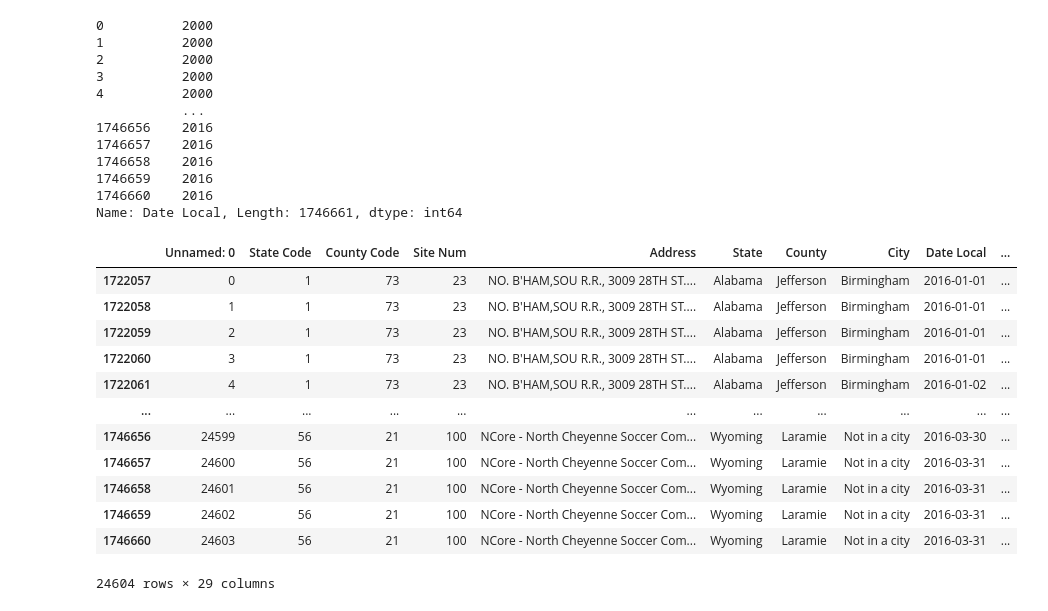
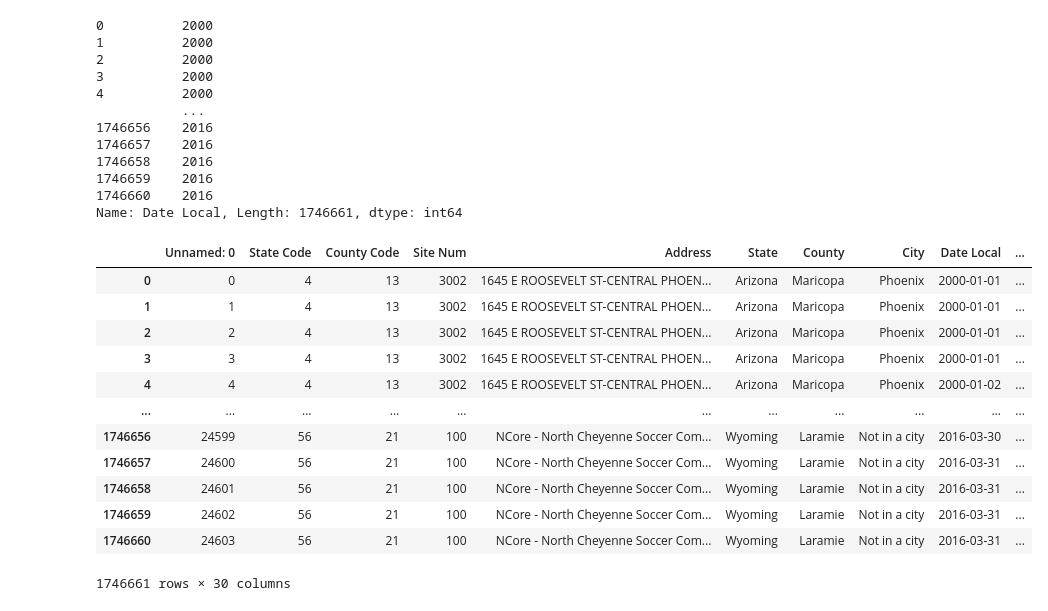
Before and after one commit to Annaolivia5/AQI-Data-Dashboard, a Jupyter notebook: resources/Non-Runnable Cleaning File.ipynb, the cells around one changed output. Saved outputs shown, nothing was run; the diff lists cells and outputs as text; code cells hidden in the pictures.

```diff
--- a/resources/Non-Runnable Cleaning File.ipynb
+++ b/resources/Non-Runnable Cleaning File.ipynb
@@ -76,16 +73,19 @@ poll_2016_df = df[df['Date Local'].dt.year == 2016]
-# %%
-poll_2016_df
-# %% [output]
-|  | Unnamed: 0 | State Code | County Code | Site Num | Address | State | County | City | Date Local | ... |
-| 1722057 | 0 | 1 | 73 | 23 | NO. B'HAM,SOU R.R., 3009 28TH ST.... | Alabama | Jefferson | Birmingham | 2016-01-01 | ... |
-| 1722058 | 1 | 1 | 73 | 23 | NO. B'HAM,SOU R.R., 3009 28TH ST.... | Alabama | Jefferson | Birmingham | 2016-01-01 | ... |
-| 1722059 | 2 | 1 | 73 | 23 | NO. B'HAM,SOU R.R., 3009 28TH ST.... | Alabama | Jefferson | Birmingham | 2016-01-01 | ... |
-| 1722060 | 3 | 1 | 73 | 23 | NO. B'HAM,SOU R.R., 3009 28TH ST.... | Alabama | Jefferson | Birmingham | 2016-01-01 | ... |
-| 1722061 | 4 | 1 | 73 | 23 | NO. B'HAM,SOU R.R., 3009 28TH ST.... | Alabama | Jefferson | Birmingham | 2016-01-02 | ... |
-| ... | ... | ... | ... | ... | ... | ... | ... | ... | ... | ... |
-| 1746656 | 24599 | 56 | 21 | 100 | NCore - North Cheyenne Soccer Com... | Wyoming | Laramie | Not in a city | 2016-03-30 | ... |
-| 1746657 | 24600 | 56 | 21 | 100 | NCore - North Cheyenne Soccer Com... | Wyoming | Laramie | Not in a city | 2016-03-31 | ... |
-| 1746658 | 24601 | 56 | 21 | 100 | NCore - North Cheyenne Soccer Com... | Wyoming | Laramie | Not in a city | 2016-03-31 | ... |
-| 1746659 | 24602 | 56 | 21 | 100 | NCore - North Cheyenne Soccer Com... | Wyoming | Laramie | Not in a city | 2016-03-31 | ... |
-| 1746660 | 24603 | 56 | 21 | 100 | NCore - North Cheyenne Soccer Com... | Wyoming | Laramie | Not in a city | 2016-03-31 | ... |
-24604 rows × 29 columns
+# %%
+cols = ['State', 'County']
+df['State-County'] = df[cols].apply(lambda row: '_'.join(row.values.astype(str)), axis=1)
+# %%
+df
+# %% [output]
+|  | Unnamed: 0 | State Code | County Code | Site Num | Address | State | County | City | Date Local | ... |
+| 0 | 0 | 4 | 13 | 3002 | 1645 E ROOSEVELT ST-CENTRAL PHOEN... | Arizona | Maricopa | Phoenix | 2000-01-01 | ... |
+| 1 | 1 | 4 | 13 | 3002 | 1645 E ROOSEVELT ST-CENTRAL PHOEN... | Arizona | Maricopa | Phoenix | 2000-01-01 | ... |
+| 2 | 2 | 4 | 13 | 3002 | 1645 E ROOSEVELT ST-CENTRAL PHOEN... | Arizona | Maricopa | Phoenix | 2000-01-01 | ... |
+| 3 | 3 | 4 | 13 | 3002 | 1645 E ROOSEVELT ST-CENTRAL PHOEN... | Arizona | Maricopa | Phoenix | 2000-01-01 | ... |
+| 4 | 4 | 4 | 13 | 3002 | 1645 E ROOSEVELT ST-CENTRAL PHOEN... | Arizona | Maricopa | Phoenix | 2000-01-02 | ... |
+| ... | ... | ... | ... | ... | ... | ... | ... | ... | ... | ... |
+| 1746656 | 24599 | 56 | 21 | 100 | NCore - North Cheyenne Soccer Com... | Wyoming | Laramie | Not in a city | 2016-03-30 | ... |
+| 1746657 | 24600 | 56 | 21 | 100 | NCore - North Cheyenne Soccer Com... | Wyoming | Laramie | Not in a city | 2016-03-31 | ... |
+| 1746658 | 24601 | 56 | 21 | 100 | NCore - North Cheyenne Soccer Com... | Wyoming | Laramie | Not in a city | 2016-03-31 | ... |
+| 1746659 | 24602 | 56 | 21 | 100 | NCore - North Cheyenne Soccer Com... | Wyoming | Laramie | Not in a city | 2016-03-31 | ... |
+| 1746660 | 24603 | 56 | 21 | 100 | NCore - North Cheyenne Soccer Com... | Wyoming | Laramie | Not in a city | 2016-03-31 | ... |
+1746661 rows × 30 columns
```
Also changed, not shown: parts of 18 cells of this notebook, 5 other files.
